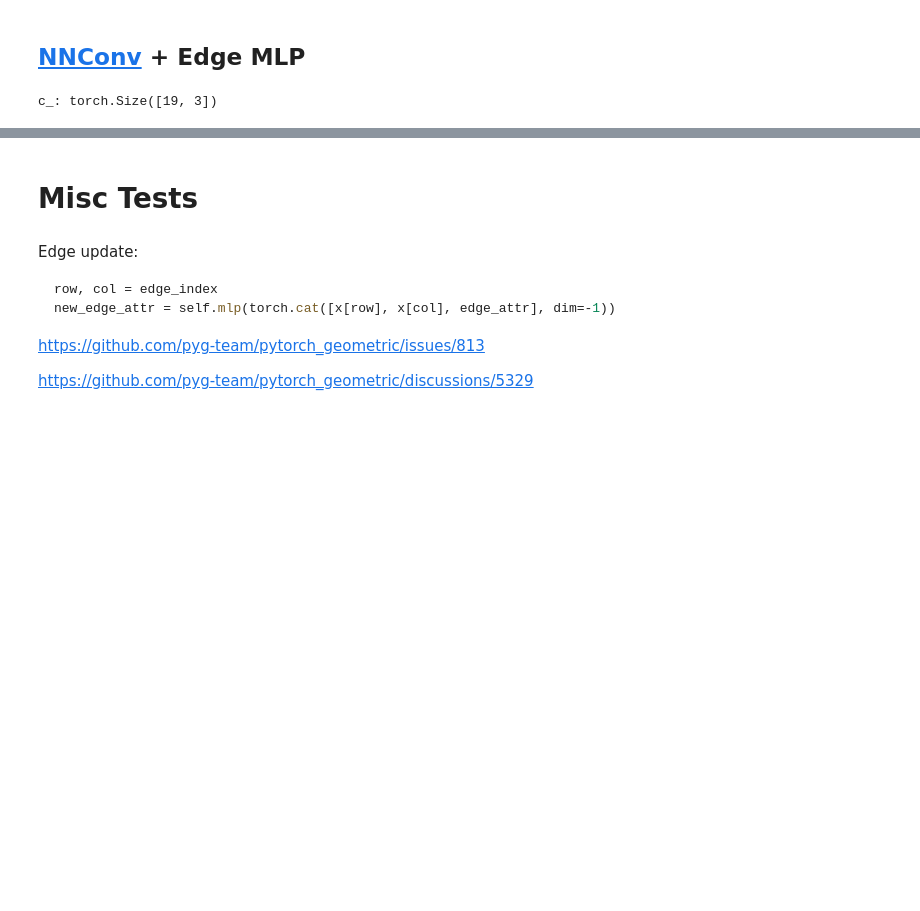
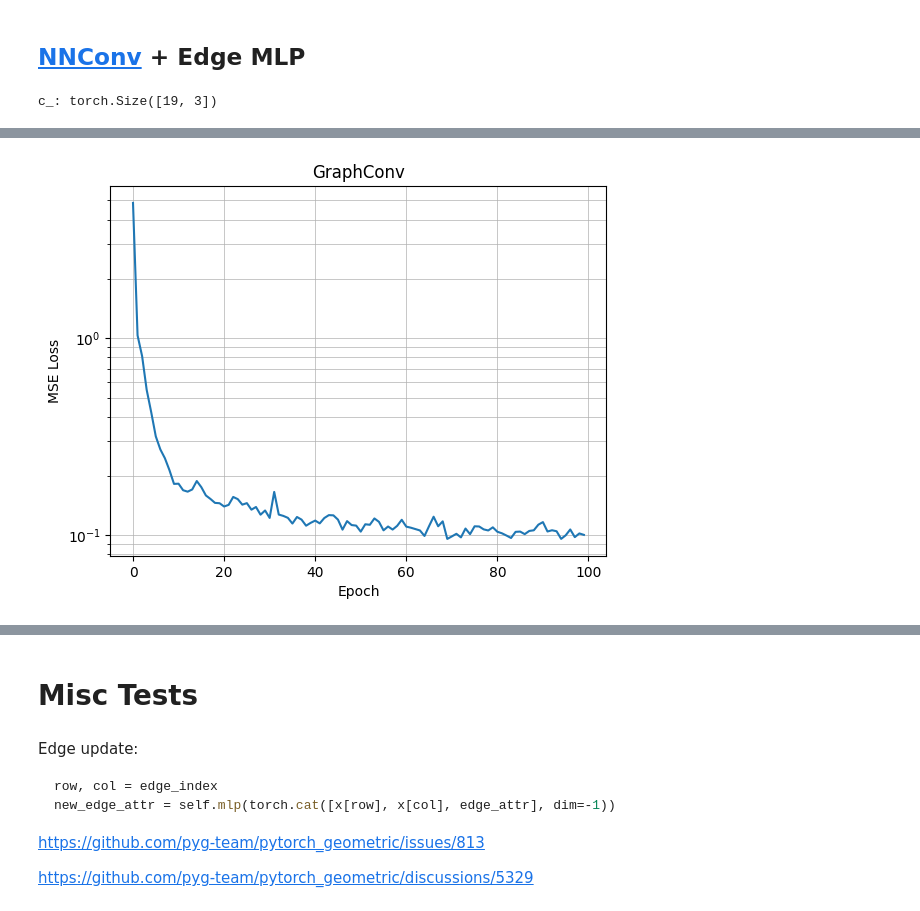
Before and after one commit to TiagoCAAmorim/graph_nn, a Jupyter notebook: gnn_lineq/notebooks/tests.ipynb, the cells around one changed output, grey strips where cells are left out. Cells and saved outputs as stored; diff of their text form; code cells hidden in the pictures; blank space fills up the shorter version.

```diff
--- a/gnn_lineq/notebooks/tests.ipynb
+++ b/gnn_lineq/notebooks/tests.ipynb
@@ -774,0 +766,5 @@ Epoch: 90, Loss: 0.393019437789917
+# %%
+model = NNConvNetwork2(dataset, hidden_nodes=8, hidden_edges=8, layers=3, p_drop=0.0)
+losses = train_model(model, loader, epochs=100, print_epoch_step=10)
+plot_losses_(losses, 'GraphConv')
+# %% [output]
@@ -774,0 +782 @@ Epoch: 90, Loss: 0.393019437789917
+[figure, added]
```
Also changed, not shown: parts of 16 cells of this notebook.
